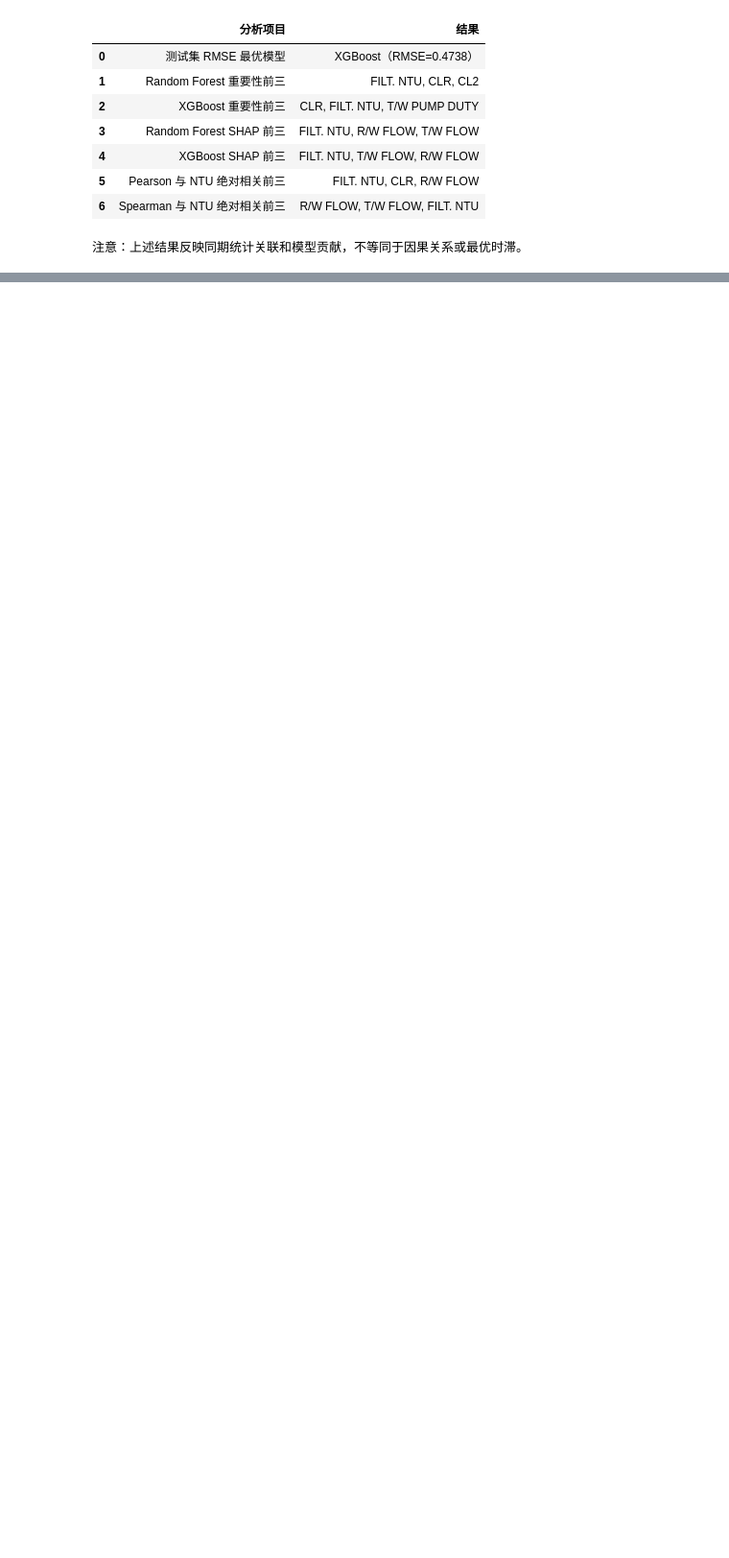
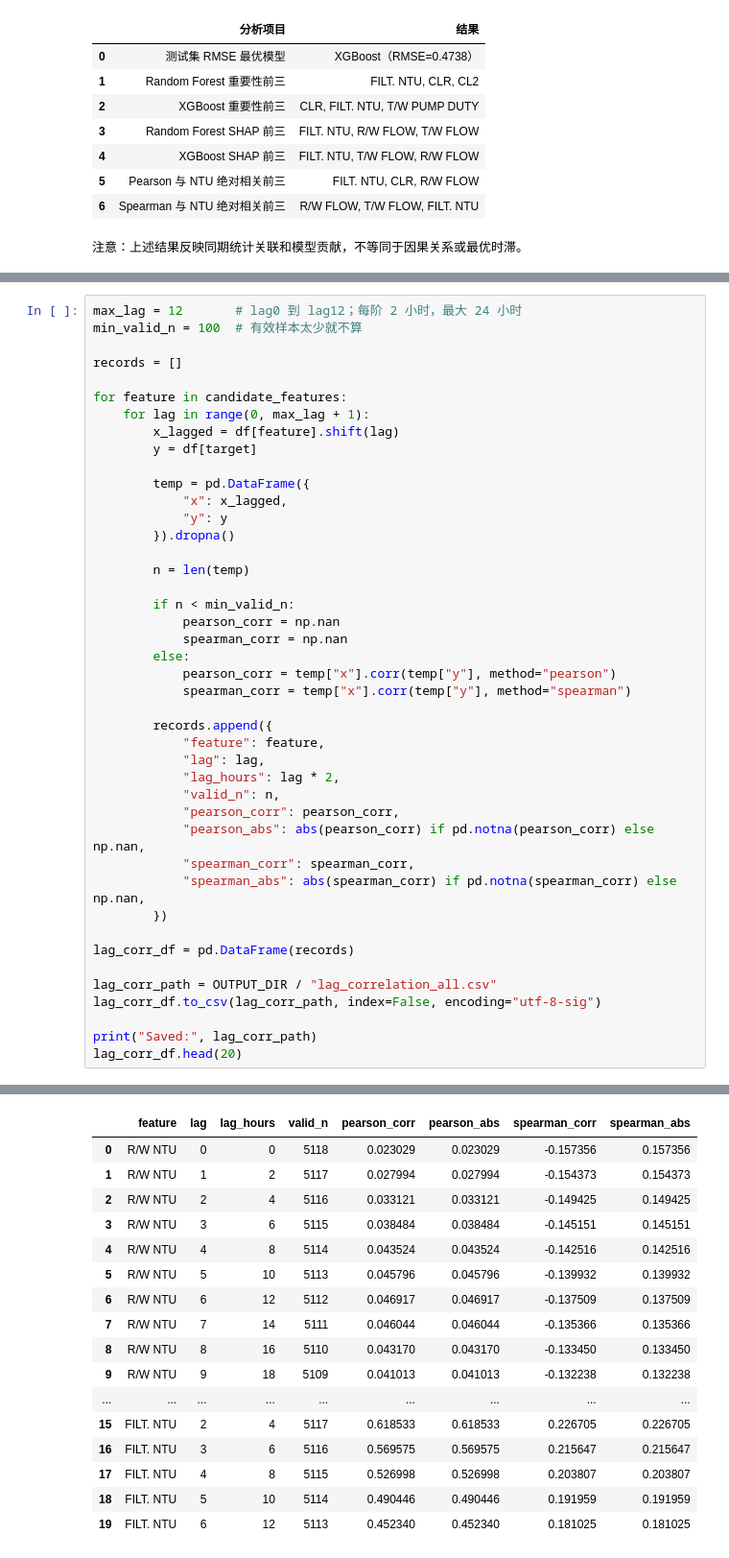
Before and after one commit to Azdmjiny/2026-Asia-Pasific-cup, a Jupyter notebook: codes/p1.ipynb, the cells around one changed output, grey strips where cells are left out. Shown at 96% size. Saved outputs shown, nothing was run; the diff lists cells and outputs as text; blank space fills up the shorter version.

```diff
--- a/codes/p1.ipynb
+++ b/codes/p1.ipynb
@@ -744,0 +910,44 @@ print("注意：上述结果反映同期统计关联和模型贡献，不等同
+# %%
+max_lag = 12       # lag0 到 lag12；每阶 2 小时，最大 24 小时
+min_valid_n = 100  # 有效样本太少就不算
+
+records = []
+
+for feature in candidate_features:
+    for lag in range(0, max_lag + 1):
+        x_lagged = df[feature].shift(lag)
+        y = df[target]
+
+        temp = pd.DataFrame({
+            "x": x_lagged,
+            "y": y
+        }).dropna()
+
+        n = len(temp)
+
+        if n < min_valid_n:
+            pearson_corr = np.nan
+            spearman_corr = np.nan
+        else:
+            pearson_corr = temp["x"].corr(temp["y"], method="pearson")
+            spearman_corr = temp["x"].corr(temp["y"], method="spearman")
+
+        records.append({
+            "feature": feature,
+            "lag": lag,
+            "lag_hours": lag * 2,
+            "valid_n": n,
+            "pearson_corr": pearson_corr,
+            "pearson_abs": abs(pearson_corr) if pd.notna(pearson_corr) else np.nan,
+            "spearman_corr": spearman_corr,
+            "spearman_abs": abs(spearman_corr) if pd.notna(spearman_corr) else np.nan,
+        })
+
+lag_corr_df = pd.DataFrame(records)
+
+lag_corr_path = OUTPUT_DIR / "lag_correlation_all.csv"
+lag_corr_df.to_csv(lag_corr_path, index=False, encoding="utf-8-sig")
+
+print("Saved:", lag_corr_path)
+lag_corr_df.head(20)
+# %% [output]
@@ -744,0 +955,17 @@ print("注意：上述结果反映同期统计关联和模型贡献，不等同
+|  | feature | lag | lag_hours | valid_n | pearson_corr | pearson_abs | spearman_corr | spearman_abs |
+| 0 | R/W NTU | 0 | 0 | 5118 | 0.023029 | 0.023029 | -0.157356 | 0.157356 |
+| 1 | R/W NTU | 1 | 2 | 5117 | 0.027994 | 0.027994 | -0.154373 | 0.154373 |
+| 2 | R/W NTU | 2 | 4 | 5116 | 0.033121 | 0.033121 | -0.149425 | 0.149425 |
+| 3 | R/W NTU | 3 | 6 | 5115 | 0.038484 | 0.038484 | -0.145151 | 0.145151 |
+| 4 | R/W NTU | 4 | 8 | 5114 | 0.043524 | 0.043524 | -0.142516 | 0.142516 |
+| 5 | R/W NTU | 5 | 10 | 5113 | 0.045796 | 0.045796 | -0.139932 | 0.139932 |
+| 6 | R/W NTU | 6 | 12 | 5112 | 0.046917 | 0.046917 | -0.137509 | 0.137509 |
+| 7 | R/W NTU | 7 | 14 | 5111 | 0.046044 | 0.046044 | -0.135366 | 0.135366 |
+| 8 | R/W NTU | 8 | 16 | 5110 | 0.043170 | 0.043170 | -0.133450 | 0.133450 |
+| 9 | R/W NTU | 9 | 18 | 5109 | 0.041013 | 0.041013 | -0.132238 | 0.132238 |
+| ... | ... | ... | ... | ... | ... | ... | ... | ... |
+| 15 | FILT. NTU | 2 | 4 | 5117 | 0.618533 | 0.618533 | 0.226705 | 0.226705 |
+| 16 | FILT. NTU | 3 | 6 | 5116 | 0.569575 | 0.569575 | 0.215647 | 0.215647 |
+| 17 | FILT. NTU | 4 | 8 | 5115 | 0.526998 | 0.526998 | 0.203807 | 0.203807 |
+| 18 | FILT. NTU | 5 | 10 | 5114 | 0.490446 | 0.490446 | 0.191959 | 0.191959 |
+| 19 | FILT. NTU | 6 | 12 | 5113 | 0.452340 | 0.452340 | 0.181025 | 0.181025 |
```
Also changed, not shown: parts of 9 cells of this notebook.
